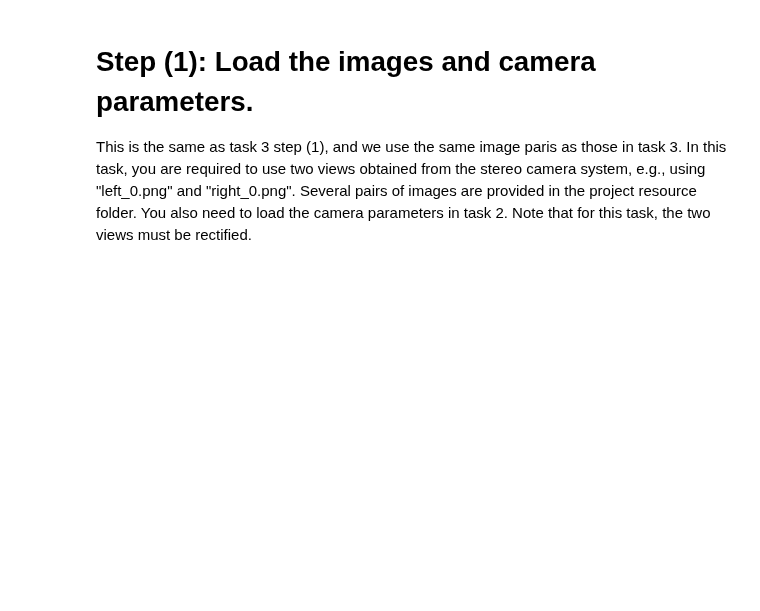
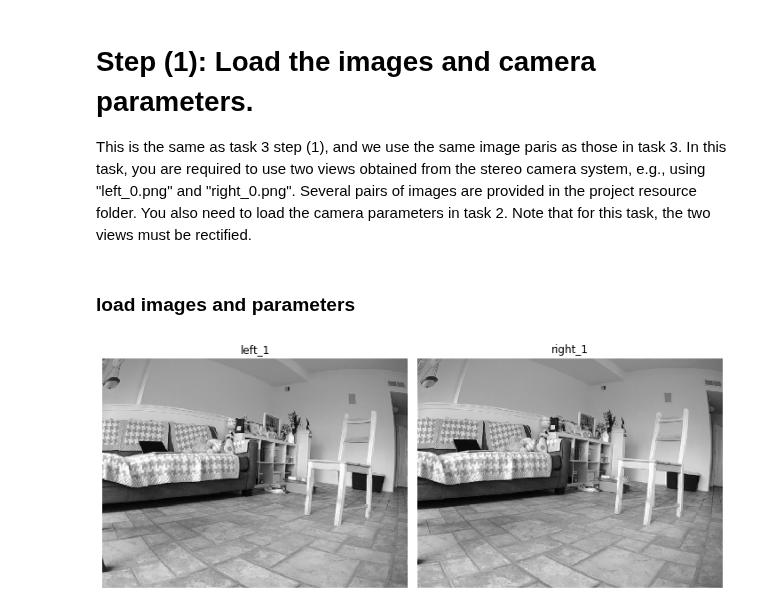
Before and after one commit to eshangaur/Perception-in-Robotics, a Jupyter notebook: project_2a/code/task_4/task_4.ipynb, the cells around one changed output. Drawn from its saved outputs; the diff is of its cells as text; code cells hidden in the pictures; blank space fills up the shorter version.

```diff
--- a/project_2a/code/task_4/task_4.ipynb
+++ b/project_2a/code/task_4/task_4.ipynb
@@ -8,6 +8,8 @@ OpenCV version :  3.4.2
 # %% [markdown]
 # Step (1): Load the images and camera parameters.
 This is the same as task 3 step (1), and we use the same image paris as those in task 3. In this task, you are required to use two views obtained from the stereo camera system, e.g., using "left_0.png" and "right_0.png". Several pairs of images are provided in the project resource folder. You also need to load the camera parameters in task 2. Note that for this task, the two views must be rectified.
+# %% [markdown]
+### load images and parameters
 # %%
 left_ = [cv2.imread(image, 0) for image in sorted(glob.glob("../../images/task_3_and_4/left_*.png"))]
 right_ = [cv2.imread(image, 0) for image in sorted(glob.glob("../../images/task_3_and_4/right_*.png"))]
@@ -18,31 +20,48 @@ def plot_figures(figures, nrows=1, ncols=1):
 
     Parameters
     ----------
     figures : <title, figure> dictionary
     ncols : number of columns of subplots wanted in the display
     nrows : number of rows of subplots wanted in the figure
     """
 
     fig, axeslist = plt.subplots(ncols=ncols, nrows=nrows, figsize=(10,10))
     if(nrows > 1 or ncols > 1):
         for ind,title in enumerate(figures):
             axeslist.ravel()[ind].imshow(figures[title], cmap=plt.gray())
             axeslist.ravel()[ind].set_title(title)
             axeslist.ravel()[ind].set_axis_off()
         plt.tight_layout() # optional
     else:
         for ind,title in enumerate(figures):
             axeslist.imshow(figures[title], cmap=plt.gray())
             axeslist.set_title(title)
             axeslist.set_axis_off()
 
 
-plot_figures({'left_1': left_[0], 'right_1': right_[0]}, 1, 2)
+plot_figures({'left_1': left_[6], 'right_1': right_[6]}, 1, 2)
 
 s = cv2.FileStorage('../task_1/calibrated_camera_parameters.xml', cv2.FileStorage_READ)
 
 mtx_left = s.getNode('mtx_left').mat()
 distCoeffs_left = s.getNode('distCoeffs_left').mat()
 
 mtx_right = s.getNode('mtx_right').mat()
 distCoeffs_right = s.getNode('distCoeffs_right').mat()
+s.release()
+
+s = cv2.FileStorage('../../parameters/stereo_rectification.xml', cv2.FileStorage_READ)
+R = s.getNode('R').mat()
+T = s.getNode('T').mat()
+E = s.getNode('E').mat()
+F = s.getNode('F').mat()
+
+R1 = s.getNode('R1').mat()
+R2 = s.getNode('R2').mat()
+P1 = s.getNode('P1').mat()
+P2 = s.getNode('P2').mat()
+Q = s.getNode('Q').mat()
+roi1 = s.getNode('roi1').mat()
+roi2 = s.getNode('roi2').mat()
+# %% [output]
+[figure, added]
```
Also changed, not shown: parts of 16 cells of this notebook, 3 other files.
